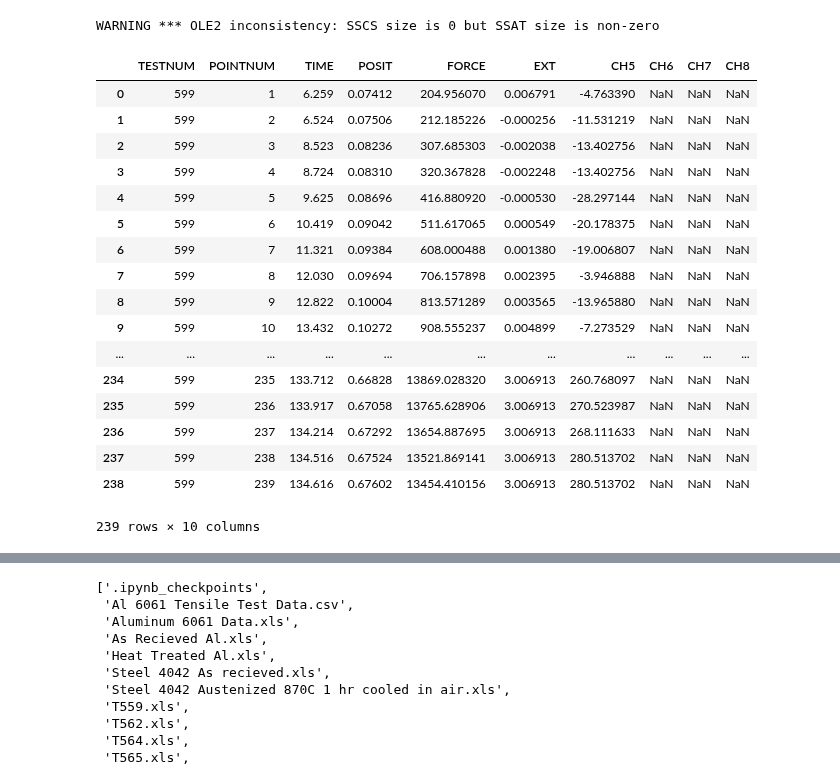
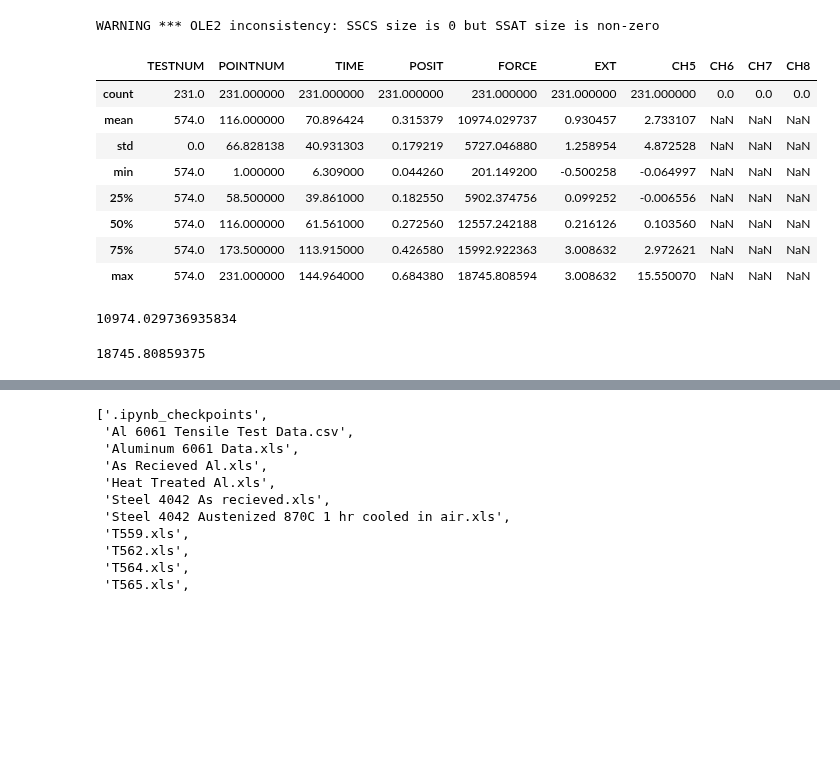
Before and after one commit to ProfessorKazarinoff/staticsite, a Jupyter notebook: output/code/tensiletest/change_xls_to_csv.ipynb, the cells around one changed output, grey strips where cells are left out. Cells and saved outputs as stored; diff of their text form; code cells hidden in the pictures; blank space fills up the shorter version.

```diff
--- a/output/code/tensiletest/change_xls_to_csv.ipynb
+++ b/output/code/tensiletest/change_xls_to_csv.ipynb
@@ -26,23 +27,24 @@ os.listdir()
 # %%
-df = pd.read_excel('T599.xls')
-df
+df = pd.read_excel('T574.xls')
+df.head()
+df.tail()
+df.describe()
 # %% [output]
 WARNING *** OLE2 inconsistency: SSCS size is 0 but SSAT size is non-zero
 |  | TESTNUM | POINTNUM | TIME | POSIT | FORCE | EXT | CH5 | CH6 | CH7 | CH8 |
-| 0 | 599 | 1 | 6.259 | 0.07412 | 204.956070 | 0.006791 | -4.763390 | NaN | NaN | NaN |
-| 1 | 599 | 2 | 6.524 | 0.07506 | 212.185226 | -0.000256 | -11.531219 | NaN | NaN | NaN |
-| 2 | 599 | 3 | 8.523 | 0.08236 | 307.685303 | -0.002038 | -13.402756 | NaN | NaN | NaN |
-| 3 | 599 | 4 | 8.724 | 0.08310 | 320.367828 | -0.002248 | -13.402756 | NaN | NaN | NaN |
-| 4 | 599 | 5 | 9.625 | 0.08696 | 416.880920 | -0.000530 | -28.297144 | NaN | NaN | NaN |
-| 5 | 599 | 6 | 10.419 | 0.09042 | 511.617065 | 0.000549 | -20.178375 | NaN | NaN | NaN |
-| 6 | 599 | 7 | 11.321 | 0.09384 | 608.000488 | 0.001380 | -19.006807 | NaN | NaN | NaN |
-| 7 | 599 | 8 | 12.030 | 0.09694 | 706.157898 | 0.002395 | -3.946888 | NaN | NaN | NaN |
-| 8 | 599 | 9 | 12.822 | 0.10004 | 813.571289 | 0.003565 | -13.965880 | NaN | NaN | NaN |
-| 9 | 599 | 10 | 13.432 | 0.10272 | 908.555237 | 0.004899 | -7.273529 | NaN | NaN | NaN |
-| ... | ... | ... | ... | ... | ... | ... | ... | ... | ... | ... |
-| 234 | 599 | 235 | 133.712 | 0.66828 | 13869.028320 | 3.006913 | 260.768097 | NaN | NaN | NaN |
-| 235 | 599 | 236 | 133.917 | 0.67058 | 13765.628906 | 3.006913 | 270.523987 | NaN | NaN | NaN |
-| 236 | 599 | 237 | 134.214 | 0.67292 | 13654.887695 | 3.006913 | 268.111633 | NaN | NaN | NaN |
-| 237 | 599 | 238 | 134.516 | 0.67524 | 13521.869141 | 3.006913 | 280.513702 | NaN | NaN | NaN |
-| 238 | 599 | 239 | 134.616 | 0.67602 | 13454.410156 | 3.006913 | 280.513702 | NaN | NaN | NaN |
+| count | 231.0 | 231.000000 | 231.000000 | 231.000000 | 231.000000 | 231.000000 | 231.000000 | 0.0 | 0.0 | 0.0 |
+| mean | 574.0 | 116.000000 | 70.896424 | 0.315379 | 10974.029737 | 0.930457 | 2.733107 | NaN | NaN | NaN |
+| std | 0.0 | 66.828138 | 40.931303 | 0.179219 | 5727.046880 | 1.258954 | 4.872528 | NaN | NaN | NaN |
+| min | 574.0 | 1.000000 | 6.309000 | 0.044260 | 201.149200 | -0.500258 | -0.064997 | NaN | NaN | NaN |
+| 25% | 574.0 | 58.500000 | 39.861000 | 0.182550 | 5902.374756 | 0.099252 | -0.006556 | NaN | NaN | NaN |
+| 50% | 574.0 | 116.000000 | 61.561000 | 0.272560 | 12557.242188 | 0.216126 | 0.103560 | NaN | NaN | NaN |
+| 75% | 574.0 | 173.500000 | 113.915000 | 0.426580 | 15992.922363 | 3.008632 | 2.972621 | NaN | NaN | NaN |
+| max | 574.0 | 231.000000 | 144.964000 | 0.684380 | 18745.808594 | 3.008632 | 15.550070 | NaN | NaN | NaN |
-239 rows × 10 columns
+# %%
+df['FORCE'].mean()
+# %% [output]
+10974.029736935834
+# %%
+df['FORCE'].max()
+# %% [output]
+18745.80859375
```
Also changed, not shown: parts of 6 cells of this notebook, 15 other files.
